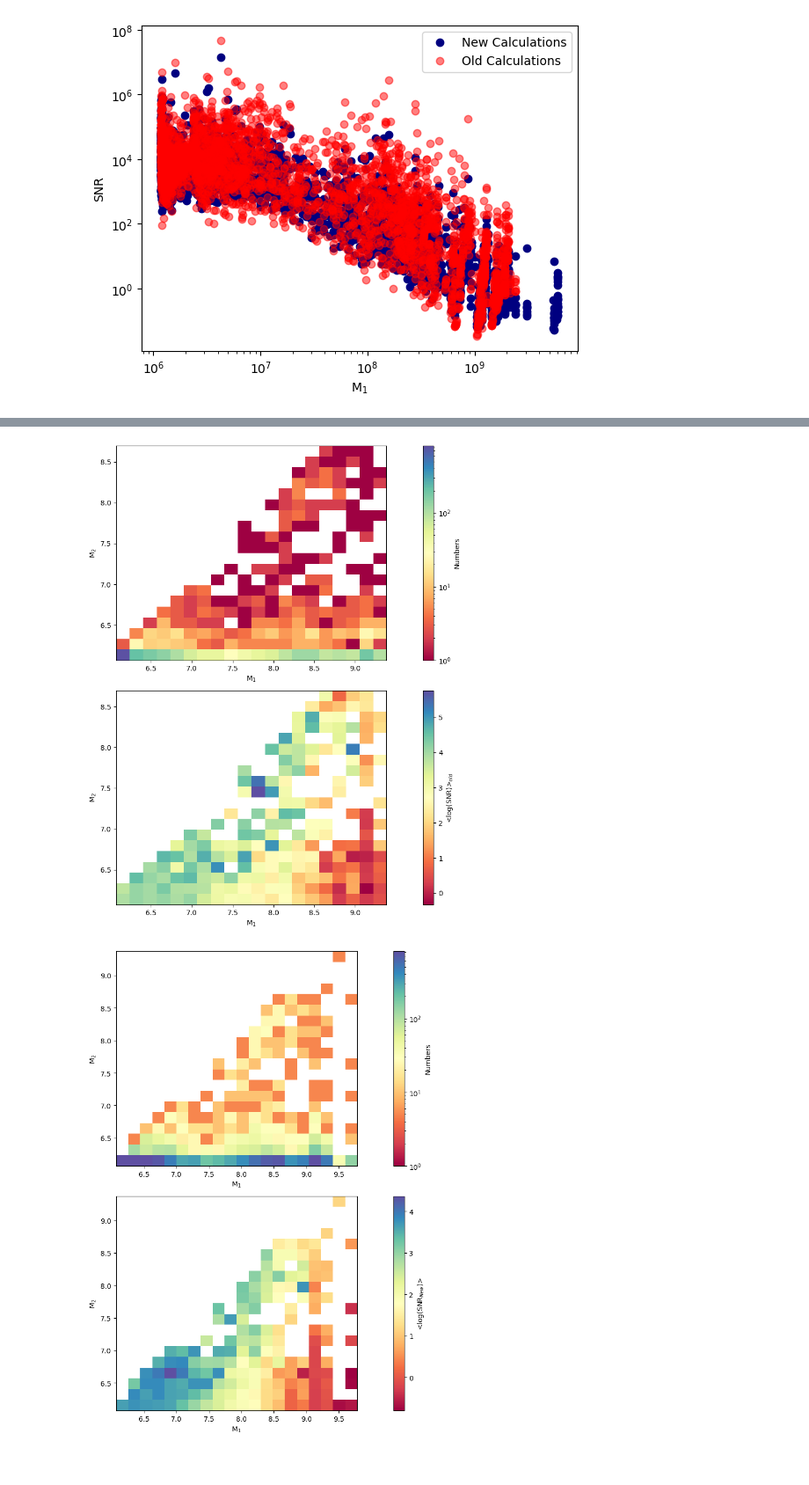
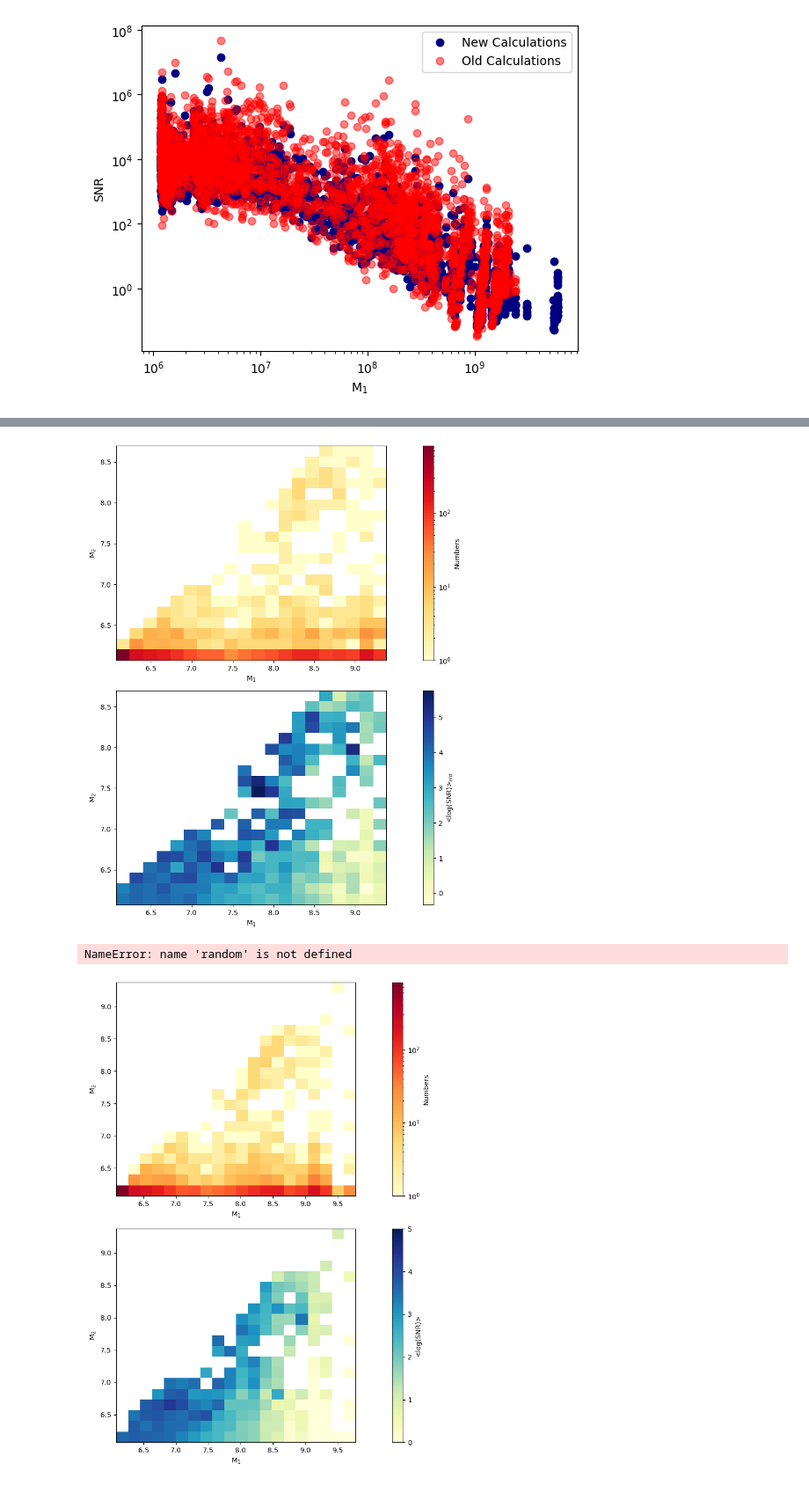
Before and after one commit to Thirtha17/SMBH-Merger-SNR-calculation-with-LISA, a Jupyter notebook: SMBH Merger Analysis for Cosmological Simulations TNG-50.ipynb, the cells around one changed output, grey strips where cells are left out. Shown at 88% size. Drawn from its saved outputs; the diff is of its cells as text; code cells hidden in the pictures.

```diff
--- a/SMBH Merger Analysis for Cosmological Simulations TNG-50.ipynb
+++ b/SMBH Merger Analysis for Cosmological Simulations TNG-50.ipynb
@@ -338,15 +408,14 @@ plt.legend() """
 # %%
 #wave_AET= np.load('wave_AET.npy')
 # %%
-""" snr_tng50=[]
-for i in range(700):
-    data = DataResidualArray(wave_AET[i], f_arr=freqs)
-    sens_mat = AET1SensitivityMatrix(data.f_arr)
-    analysis = AnalysisContainer(data, sens_mat, signal_gen=wrap)
-    snr=analysis.snr()
-    snr_tng50.append(snr)
-    #print(snr_tng50)
- """
+# snr_tng50=[]
+# for i in range(700):
+#     data = DataResidualArray(wave_AET[i], f_arr=freqs)
+#     sens_mat = AET1SensitivityMatrix(data.f_arr)
+#     analysis = AnalysisContainer(data, sens_mat, signal_gen=wrap)
+#     snr=analysis.snr()
+#     snr_tng50.append(snr)
+#     #print(snr_tng50)
 # %%
 #snr_tng50=analysis.snr()
 #np.save('snr_tng50.npy', snr_tng50)
@@ -386,7 +452,7 @@ plt.legend()
 <matplotlib.legend.Legend at 0x...>
 [figure]
 # %%
-def avg_hist(x,y,z, bins=(20,20), c1='Spectral', c2= 'Spectral',  labelx=None, labely=None,
+def avg_hist(x,y,z, bins=(20,20), c1='YlOrRd', c2= 'YlGnBu',  labelx=None, labely=None,
             labelz=None, norm1=matplotlib.colors.LogNorm(), logweight=True,
             norm2=None, vmin=None,vmax=None):
  #            norm2=matplotlib.colors.LogNorm(vmin=None, vmax=None) ):
@@ -429,4 +495,4 @@ avg_hist(np.log10(M_1), np.log10(M_2),snr_tng50_params,labelx='M$_1$',labely='M$
 # %%
 avg_hist(np.log10(M_1), np.log10(M_2),snr_tng50_old,labelx='M$_1$',labely='M$_2$',labelz='<log(SNR)>$_{old}$', logweight=True)
 # %% [output]
-[figure, old version]
+[figure, new version]
@@ -433,4 +613,23 @@ avg_hist(np.log10(M_1), np.log10(M_2),snr_tng50_old,labelx='M$_1$',labely='M$_2$
+# %%
+sample_size = 30000
+# Generate random indices
+indices = random.sample(range(len(M_1)), sample_size)
+
+# Get elements from each array using the same indices
+M_1sample = np.array([M_1[i] for i in indices])
+M_2sample = np.array([M_2[i] for i in indices])
+# SNR_sample = np.array([snr_tng300[i] for i in indices])
+# reduced_M_1sample=np.array([M_1[i] for i in indices])
+# reduced_M_2sample=np.array([M_2[i] for i in indices])
+d_lsample = np.array([d_l[i] for i in indices])
+avg_hist(np.log10(M_1sample),np.log10(M_2sample),SNR_sample,labelx='M$_1$',labely='M$_2$',labelz='<log(SNR)>', logweight=True,vmin=0,vmax=5)
+# %% [output]
+NameError: name 'random' is not defined
+# %%
+p=draw_params()
+# %%
+snr_50=SNR_calc(**p)
 # %%
-avg_hist(np.log10(M_1_new), np.log10(M_2_new),snr_tng50_params_5,labelx='M$_1$',labely='M$_2$',labelz='<log(SNR$_{New}$)>', logweight=True)
+avg_hist(np.log10(M_1),np.log10(M_2),np.array(snr_50),labelx='M$_1$',labely='M$_2$',labelz='<log(SNR)>', logweight=True,vmin=0,vmax=5)
 # %% [output]
-[figure, old version]
+[figure, new version]
```
Also changed, not shown: parts of 22 cells of this notebook, 13 other files.
